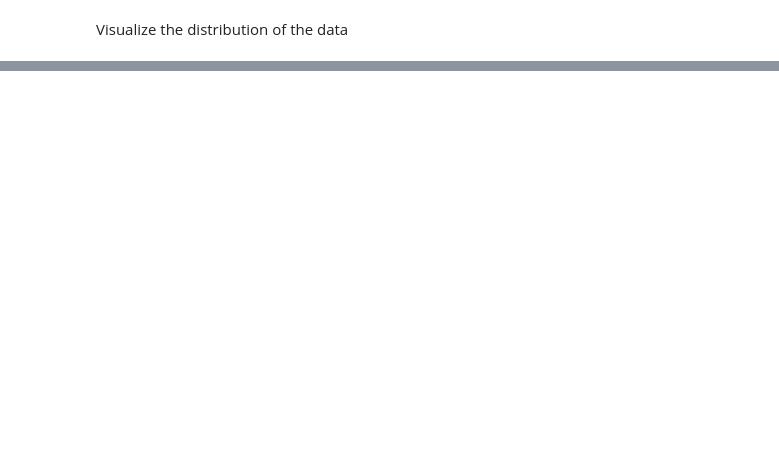
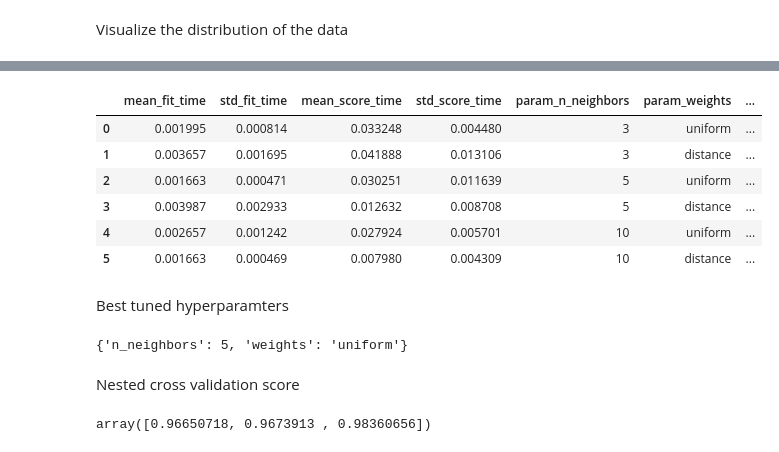
Before and after one commit to Henrik-Kowalkowski/py_breast_cancer, a Jupyter notebook: py_breast_cancer.ipynb, the cells around one changed output, grey strips where cells are left out. Cells and saved outputs as stored; diff of their text form; code cells hidden in the pictures; blank space fills up the shorter version.

```diff
--- a/py_breast_cancer.ipynb
+++ b/py_breast_cancer.ipynb
@@ -80,0 +182,24 @@ plt.show()
+# %%
+# Set up possible values of parameters to optimize over
+p_grid = {"n_neighbors": [3, 5, 10],
+          "weights": ["uniform", "distance"]}
+
+knn = KNeighborsClassifier()
+
+inner_cv = KFold(n_splits=3, shuffle=True, random_state=0)
+outer_cv = KFold(n_splits=3, shuffle=True, random_state=0)
+
+# Non_nested parameter search and scoring
+gs = GridSearchCV(estimator=knn, param_grid=p_grid,
+                   cv=inner_cv, scoring="f1",
+                  n_jobs=-2, return_train_score=True,
+                  verbose=1)
+gs.fit(X_train_scale, y_train)
+
+# Nested CV with parameter optimization
+nested_score = cross_val_score(gs, X=X_train_scale, y=y_train,
+                               cv=outer_cv, scoring="f1",
+                               n_jobs=-2, verbose=1)
+
+# Save results of grid search to compare nested vs non nested
+gs_res = pd.DataFrame(gs.cv_results_)
@@ -80,0 +210,22 @@ plt.show()
+# %%
+gs_res
+# %% [output]
+|  | mean_fit_time | std_fit_time | mean_score_time | std_score_time | param_n_neighbors | param_weights | ... |
+| 0 | 0.001995 | 0.000814 | 0.033248 | 0.004480 | 3 | uniform | ... |
+| 1 | 0.003657 | 0.001695 | 0.041888 | 0.013106 | 3 | distance | ... |
+| 2 | 0.001663 | 0.000471 | 0.030251 | 0.011639 | 5 | uniform | ... |
+| 3 | 0.003987 | 0.002933 | 0.012632 | 0.008708 | 5 | distance | ... |
+| 4 | 0.002657 | 0.001242 | 0.027924 | 0.005701 | 10 | uniform | ... |
+| 5 | 0.001663 | 0.000469 | 0.007980 | 0.004309 | 10 | distance | ... |
+# %% [markdown]
+Best tuned hyperparamters
+# %%
+gs.best_params_
+# %% [output]
+{'n_neighbors': 5, 'weights': 'uniform'}
+# %% [markdown]
+Nested cross validation score
+# %%
+nested_score
+# %% [output]
+array([0.96650718, 0.9673913 , 0.98360656])
```
Also changed, not shown: parts of 52 cells of this notebook.
